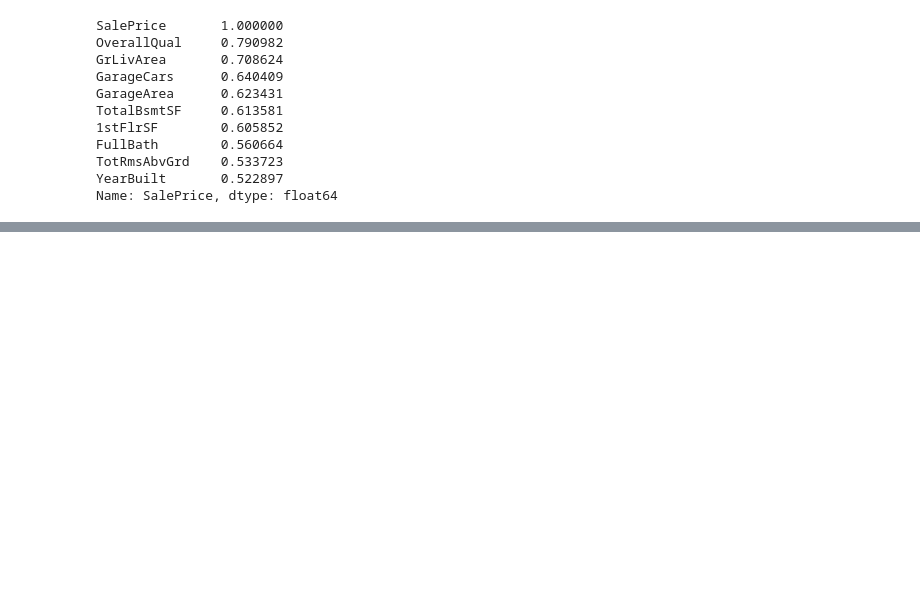
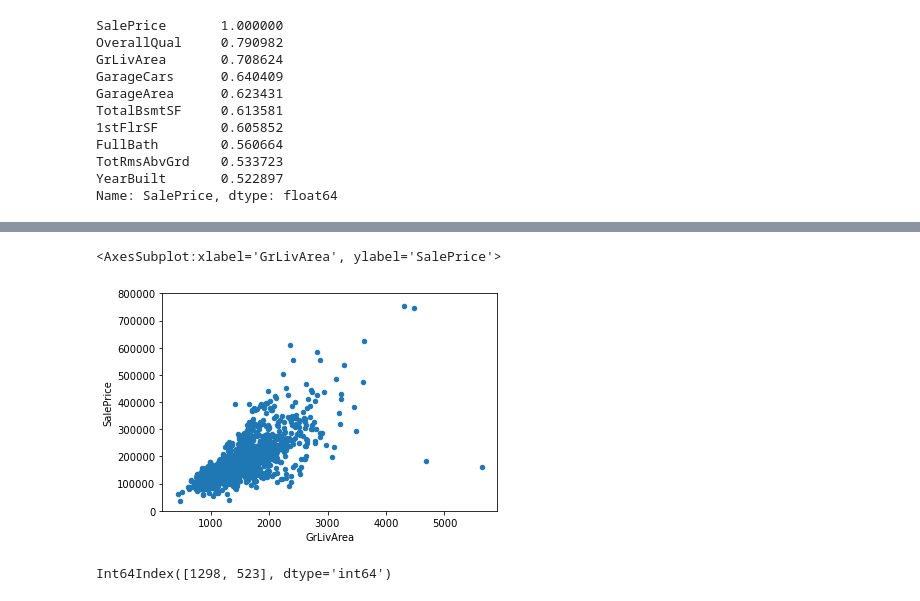
Before and after one commit to rezalahmi/PythonCode, a Jupyter notebook: Preprocessing/FirstTry/First_try.ipynb, the cells around one changed output, grey strips where cells are left out. Cells and saved outputs as stored; diff of their text form; code cells hidden in the pictures; blank space fills up the shorter version.

```diff
--- a/Preprocessing/FirstTry/First_try.ipynb
+++ b/Preprocessing/FirstTry/First_try.ipynb
@@ -152,0 +194,5 @@ sns.heatmap(df.corr().nlargest(10,'SalePrice'),vmax=0.8,square=True,xticklabels=
+# %%
+total = df.isnull().sum().sort_values(ascending = False)
+percent = (df.isnull().sum()/df.isnull().count()).sort_values(ascending=False)
+missing_data = pd.concat([total,percent],axis=1,keys=['total','percent'])
+missing_data.head(20)
@@ -152,0 +220,7 @@ sns.heatmap(df.corr().nlargest(10,'SalePrice'),vmax=0.8,square=True,xticklabels=
+# %%
+df.dropna(axis=0,subset=missing_data[missing_data['total']>50].index,inplace=True)
+# %%
+total = df.isnull().sum().sort_values(ascending = False)
+percent = (df.isnull().sum()/df.isnull().count()).sort_values(ascending=False)
+missing_data = pd.concat([total,percent],axis=1,keys=['total','percent'])
+missing_data.head(20)
@@ -152,0 +245,2 @@ sns.heatmap(df.corr().nlargest(10,'SalePrice'),vmax=0.8,square=True,xticklabels=
+# %%
+df.dropna(axis=0,subset=missing_data[missing_data['total']>=1].index,inplace=True)
@@ -152,0 +279,5 @@ sns.heatmap(df.corr().nlargest(10,'SalePrice'),vmax=0.8,square=True,xticklabels=
+# %%
+df.plot.scatter(x='GrLivArea',y='SalePrice',ylim=(0,800000))
+# %% [output]
+<AxesSubplot:xlabel='GrLivArea', ylabel='SalePrice'>
+[figure, added]
@@ -152,0 +286,4 @@ sns.heatmap(df.corr().nlargest(10,'SalePrice'),vmax=0.8,square=True,xticklabels=
+# %%
+outliar_id
+# %% [output]
+Int64Index([1298, 523], dtype='int64')
```
Also changed, not shown: parts of 34 cells of this notebook.
